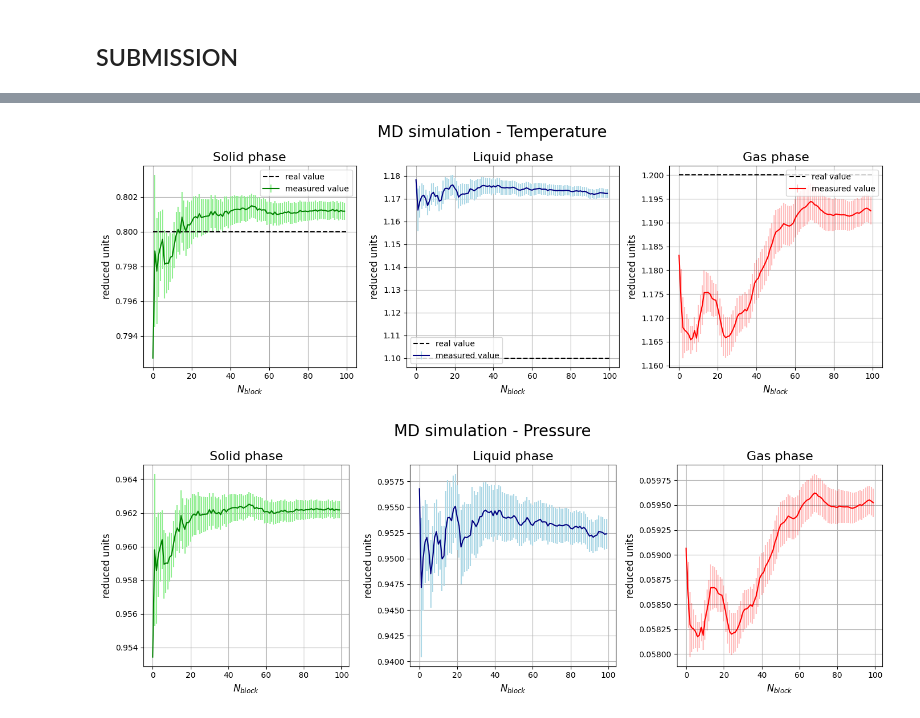
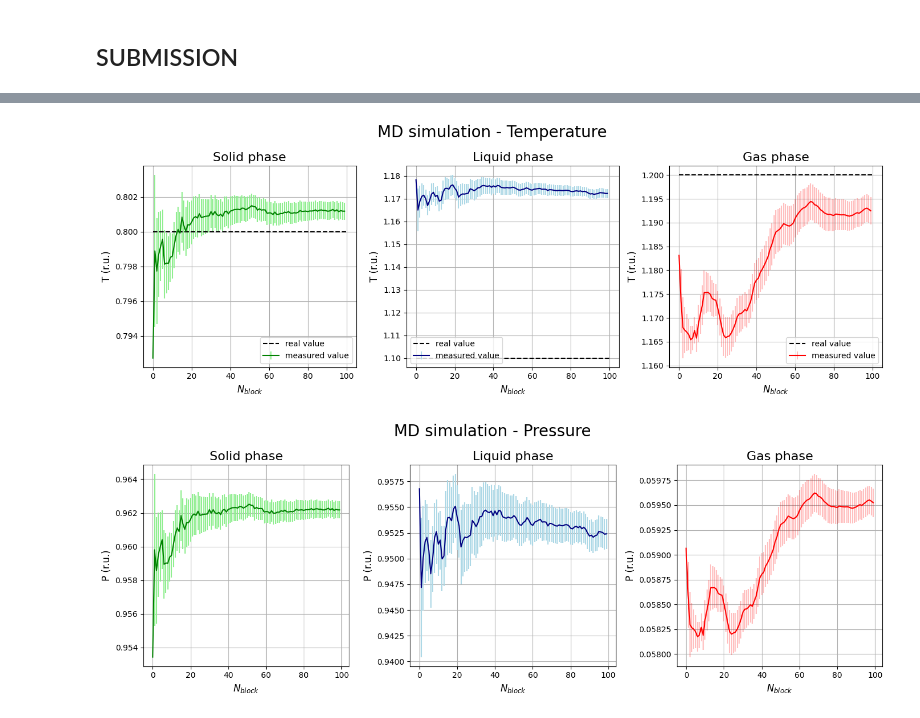
Before and after one commit to lazzerialberto/sim_numerica, a Jupyter notebook: lezione_4/LSN_Exercises_04.ipynb, the cells around one changed output, grey strips where cells are left out. Cells and saved outputs as stored; diff of their text form; code cells hidden in the pictures.

```diff
--- a/lezione_4/LSN_Exercises_04.ipynb
+++ b/lezione_4/LSN_Exercises_04.ipynb
@@ -116,57 +267,57 @@ plt.show()
 # %%
 fig2=plt.figure(figsize=(14,5))
 ax4=fig2.add_subplot(1,3,1)
 ax4.errorbar(range(len(tfin_solid)),tfin_solid,yerr=terr_solid,c='green',ecolor='lightgreen',label='measured value')
 ax4.hlines(0.8,xmin=0,xmax=100,linestyles="--",color="black",label="real value")
-ax4.set_ylabel(r"reduced units", fontsize=12)
+ax4.set_ylabel(r"T (r.u.)", fontsize=12)
 ax4.set_xlabel(r"$N_{block}$",fontsize=12)
 ax4.grid(True)
-ax4.legend()
+ax4.legend(loc='lower right')
 ax4.set_title(r"Solid phase",fontsize=16)
 
 ax5=fig2.add_subplot(1,3,2)
 ax5.errorbar(range(len(tfin_liquid)),tfin_liquid,yerr=terr_liquid,c='navy',ecolor='lightblue',label='measured value')
 ax5.hlines(1.1,xmin=0,xmax=100,linestyles="--",color="black",label="real value")
-ax5.set_ylabel(r"reduced units", fontsize=12)
+ax5.set_ylabel(r"T (r.u.)", fontsize=12)
 ax5.set_xlabel(r"$N_{block}$",fontsize=12)
 ax5.grid(True)
 ax5.legend()
 ax5.set_title(r"Liquid phase",fontsize=16)
 
 ax6=fig2.add_subplot(1,3,3)
 ax6.errorbar(range(len(tfin_gas)),tfin_gas,yerr=terr_gas,c='red',ecolor=(1.0, 0.0, 0.0, 0.25),label='measured value')
 ax6.hlines(1.2,xmin=0,xmax=100,linestyles="--",color="black",label="real value")
-ax6.set_ylabel(r"reduced units", fontsize=12)
+ax6.set_ylabel(r"T (r.u.)", fontsize=12)
 ax6.set_xlabel(r"$N_{block}$",fontsize=12)
 ax6.grid(True)
-ax6.legend()
+ax6.legend(loc='lower right')
 ax6.set_title(r"Gas phase",fontsize=16)
 
 plt.suptitle(r"MD simulation - Temperature",fontsize=20)
 plt.tight_layout()
 plt.show()
 # %% [output]
-[figure, old version]
+[figure, new version]
 # %%
 fig=plt.figure(figsize=(14,5))
 
 ax1=fig.add_subplot(1,3,1)
 ax1.errorbar(range(len(fin_solid)),fin_solid,yerr=err_solid,c='green',ecolor='lightgreen')
-ax1.set_ylabel(r"reduced units", fontsize=12)
+ax1.set_ylabel(r"P (r.u.)", fontsize=12)
 ax1.set_xlabel(r"$N_{block}$",fontsize=12)
 ax1.grid(True)
 ax1.set_title(r"Solid phase",fontsize=16)
 
 ax2=fig.add_subplot(1,3,2)
 ax2.errorbar(range(len(fin_liquid)),fin_liquid,yerr=err_liquid,c='navy',ecolor='lightblue')
-ax2.set_ylabel(r"reduced units", fontsize=12)
+ax2.set_ylabel(r"P (r.u.)", fontsize=12)
 ax2.set_xlabel(r"$N_{block}$",fontsize=12)
 ax2.grid(True)
 ax2.set_title(r"Liquid phase",fontsize=16)
 
 ax3=fig.add_subplot(1,3,3)
 ax3.errorbar(range(len(fin_gas)),fin_gas,yerr=err_gas,c='r',ecolor=(1.0, 0.0, 0.0, 0.25))
-ax3.set_ylabel(r"reduced units", fontsize=12)
+ax3.set_ylabel(r"P (r.u.)", fontsize=12)
 ax3.set_xlabel(r"$N_{block}$",fontsize=12)
 ax3.grid(True)
 ax3.set_title(r"Gas phase",fontsize=16)
@@ -176,4 +327,4 @@ plt.suptitle(r"MD simulation - Pressure",fontsize=20)
 plt.tight_layout()
 plt.show()
 # %% [output]
-[figure, old version]
+[figure, new version]
```
Also changed, not shown: parts of 7 cells of this notebook, 3 other files.
